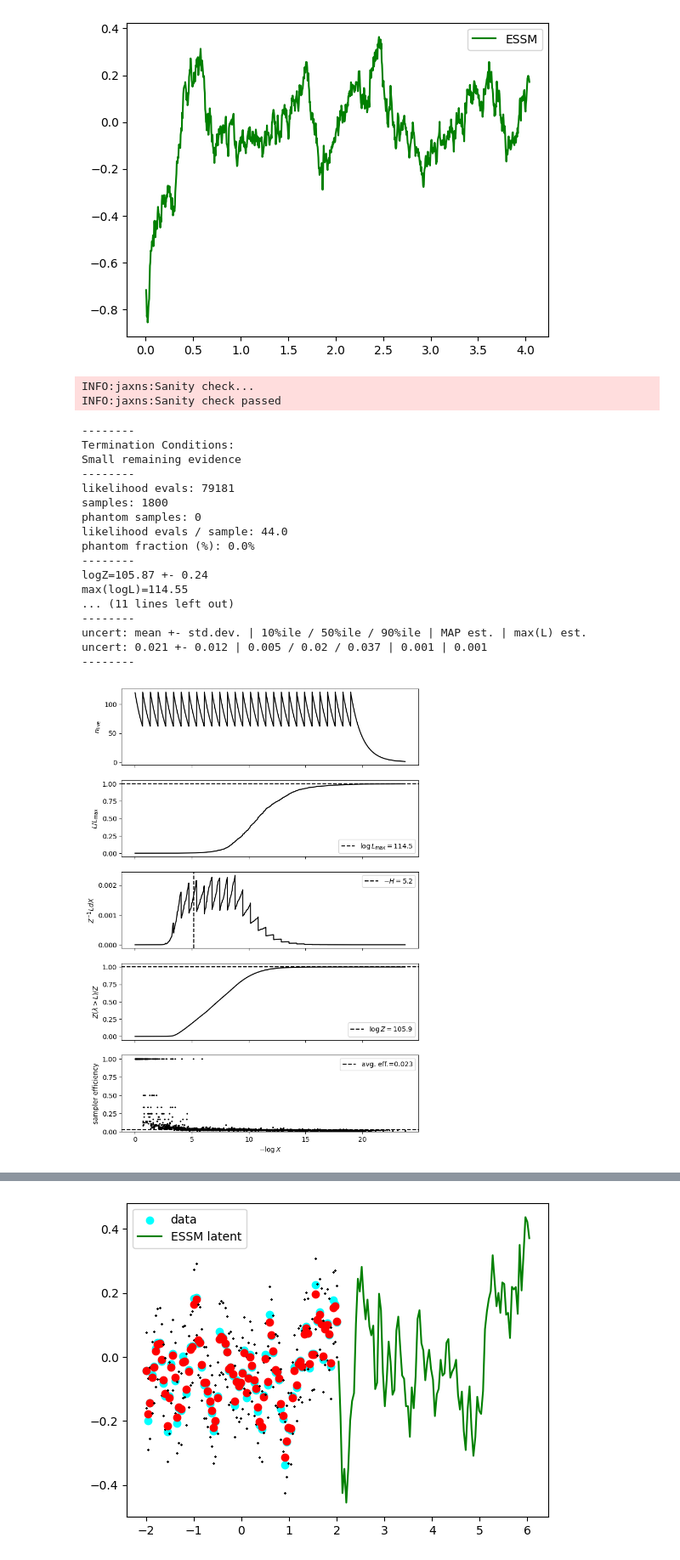
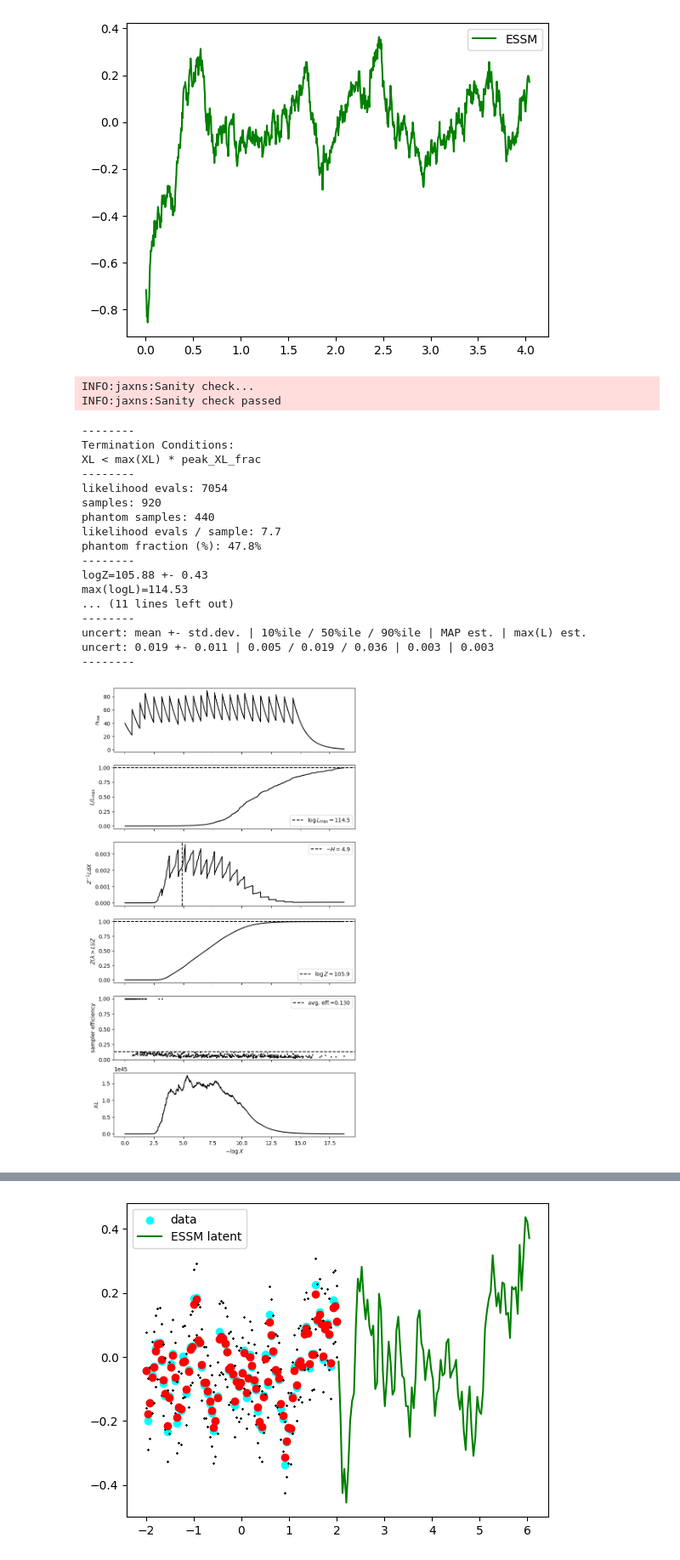
Before and after one commit to Joshuaalbert/essm_jax, a Jupyter notebook: docs/examples/ou_process.ipynb, the cells around one changed output, grey strips where cells are left out. Shown at 85% size. Drawn from its saved outputs; the diff is of its cells as text; code cells hidden in the pictures.

```diff
--- a/docs/examples/ou_process.ipynb
+++ b/docs/examples/ou_process.ipynb
@@ -163,7 +163,12 @@ model = Model(prior_model=prior_model, log_likelihood=log_likelihood)
 model.sanity_check(random.PRNGKey(0), S=100)
 
 # Create the nested sampler class. In this case without any tuning.
-exact_ns = NestedSampler(model=model)
+exact_ns = NestedSampler(model=model,s=1,
+        k=1,
+        c=model.U_ndims * 10,
+        parameter_estimation=True,
+        gradient_guided=True,
+        devices=jax.devices()[:1])
 
 termination_reason, state = jax.jit(exact_ns)(random.PRNGKey(42))
 results = exact_ns.to_results(termination_reason=termination_reason, state=state)
@@ -174,40 +179,40 @@ exact_ns.plot_cornerplot(results)
 
 predict_f = marginalise_dynamic(random.PRNGKey(42), results.samples, results.log_dp_mean,
                                 results.ESS, predict_f)
 
 predict_fvar = marginalise_dynamic(random.PRNGKey(42), results.samples, results.log_dp_mean,
                                    results.ESS, predict_fvar)
 
 plt.scatter(X[:, 0], Y_obs, label='data')
 plt.plot(X[:, 0], Y, label='underlying')
 plt.plot(X[:, 0], predict_f, label='marginalised')
 plt.plot(X[:, 0], predict_f + jnp.sqrt(predict_fvar), ls='dotted',
          c='black')
 plt.plot(X[:, 0], predict_f - jnp.sqrt(predict_fvar), ls='dotted',
          c='black')
 plt.title("Kernel: {}".format(kernel.__class__.__name__))
 plt.legend()
 plt.show()
 
 logZ_m12, logZerr_m12 = results.log_Z_mean, results.log_Z_uncert
 # %% [output]
 INFO:jaxns:Sanity check...
 INFO:jaxns:Sanity check passed
 --------
 Termination Conditions:
-Small remaining evidence
+XL < max(XL) * peak_XL_frac
 --------
-likelihood evals: 79181
-samples: 1800
-phantom samples: 0
-likelihood evals / sample: 44.0
-phantom fraction (%): 0.0%
+likelihood evals: 7054
+samples: 920
+phantom samples: 440
+likelihood evals / sample: 7.7
+phantom fraction (%): 47.8%
 --------
-logZ=105.87 +- 0.24
-max(logL)=114.55
+logZ=105.88 +- 0.43
+max(logL)=114.53
 ... (11 lines left out)
 --------
 uncert: mean +- std.dev. | 10%ile / 50%ile / 90%ile | MAP est. | max(L) est.
-uncert: 0.021 +- 0.012 | 0.005 / 0.02 / 0.037 | 0.001 | 0.001
+uncert: 0.019 +- 0.011 | 0.005 / 0.019 / 0.036 | 0.003 | 0.003
 --------
-[figure, old version]
+[figure, new version]
```
Also changed, not shown: parts of 2 cells of this notebook, 3 other files.
